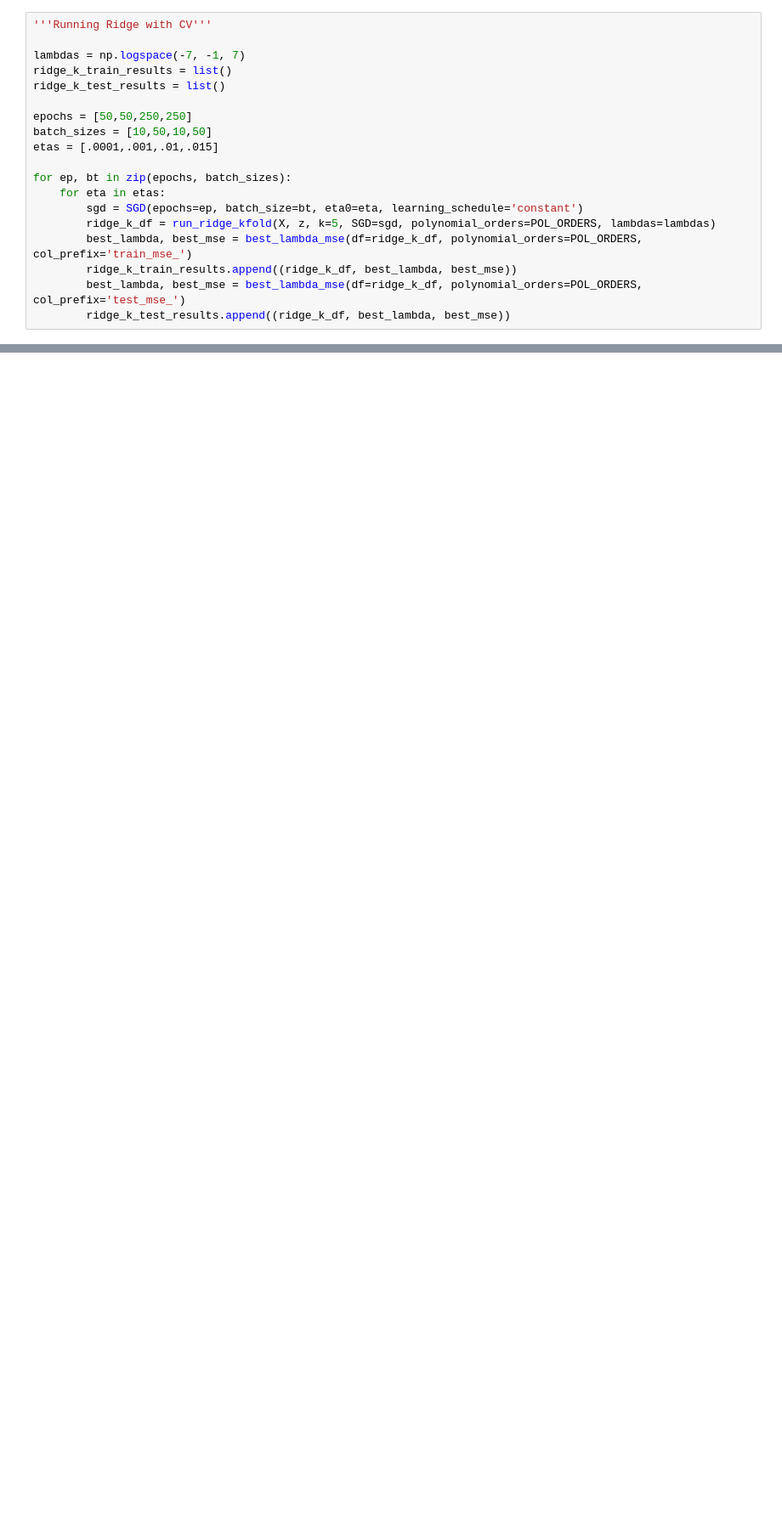
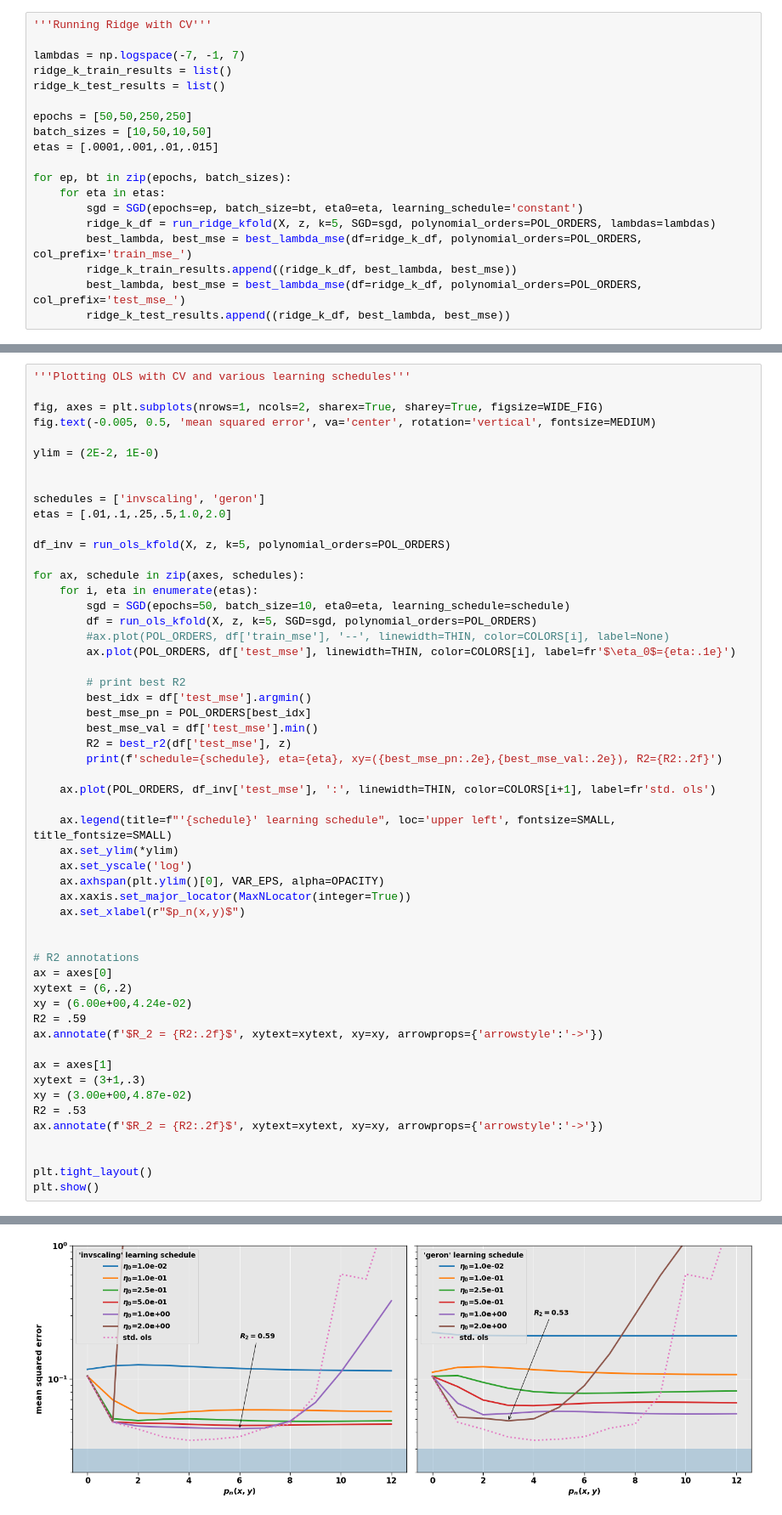
Before and after one commit to fonstelien/FYS-STK4155, a Jupyter notebook: project2/source/project2.ipynb, the cells around one changed output, grey strips where cells are left out. Shown at 85% size. Drawn from its saved outputs; the diff is of its cells as text; blank space fills up the shorter version.

```diff
--- a/project2/source/project2.ipynb
+++ b/project2/source/project2.ipynb
@@ -427,0 +441,55 @@ plt.show()
+# %%
+'''Plotting OLS with CV and various learning schedules'''
+
+fig, axes = plt.subplots(nrows=1, ncols=2, sharex=True, sharey=True, figsize=WIDE_FIG)
+fig.text(-0.005, 0.5, 'mean squared error', va='center', rotation='vertical', fontsize=MEDIUM)
+
+ylim = (2E-2, 1E-0)
+
+
+schedules = ['invscaling', 'geron']
+etas = [.01,.1,.25,.5,1.0,2.0]
+
+df_inv = run_ols_kfold(X, z, k=5, polynomial_orders=POL_ORDERS)
+
+for ax, schedule in zip(axes, schedules):
+    for i, eta in enumerate(etas):
+        sgd = SGD(epochs=50, batch_size=10, eta0=eta, learning_schedule=schedule)
+        df = run_ols_kfold(X, z, k=5, SGD=sgd, polynomial_orders=POL_ORDERS)
+        #ax.plot(POL_ORDERS, df['train_mse'], '--', linewidth=THIN, color=COLORS[i], label=None)
+        ax.plot(POL_ORDERS, df['test_mse'], linewidth=THIN, color=COLORS[i], label=fr'$\eta_0$={eta:.1e}')
+
+        # print best R2
+        best_idx = df['test_mse'].argmin()
+        best_mse_pn = POL_ORDERS[best_idx]
+        best_mse_val = df['test_mse'].min()
+        R2 = best_r2(df['test_mse'], z)
+        print(f'schedule={schedule}, eta={eta}, xy=({best_mse_pn:.2e},{best_mse_val:.2e}), R2={R2:.2f}')
+
+    ax.plot(POL_ORDERS, df_inv['test_mse'], ':', linewidth=THIN, color=COLORS[i+1], label=fr'std. ols')
+
+    ax.legend(title=f"'{schedule}' learning schedule", loc='upper left', fontsize=SMALL, title_fontsize=SMALL)
+    ax.set_ylim(*ylim)
+    ax.set_yscale('log')
+    ax.axhspan(plt.ylim()[0], VAR_EPS, alpha=OPACITY)
+    ax.xaxis.set_major_locator(MaxNLocator(integer=True))
+    ax.set_xlabel(r"$p_n(x,y)$")
+
+
+# R2 annotations
+ax = axes[0]
+xytext = (6,.2)
+xy = (6.00e+00,4.24e-02)
+R2 = .59
+ax.annotate(f'$R_2 = {R2:.2f}$', xytext=xytext, xy=xy, arrowprops={'arrowstyle':'->'})
+
+ax = axes[1]
+xytext = (3+1,.3)
+xy = (3.00e+00,4.87e-02)
+R2 = .53
+ax.annotate(f'$R_2 = {R2:.2f}$', xytext=xytext, xy=xy, arrowprops={'arrowstyle':'->'})
+
+
+plt.tight_layout()
+plt.show()
+# %% [output]
@@ -427,0 +508 @@ plt.show()
+[figure, added]
```
Also changed, not shown: parts of 8 cells of this notebook, 7 other files.
